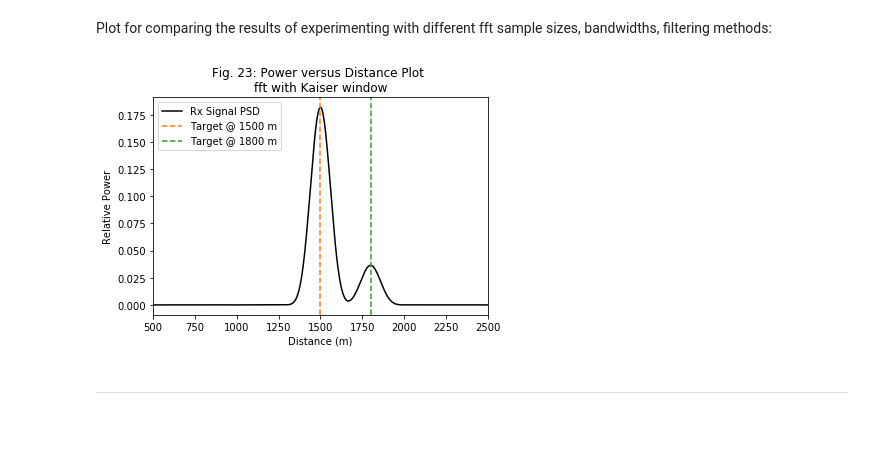
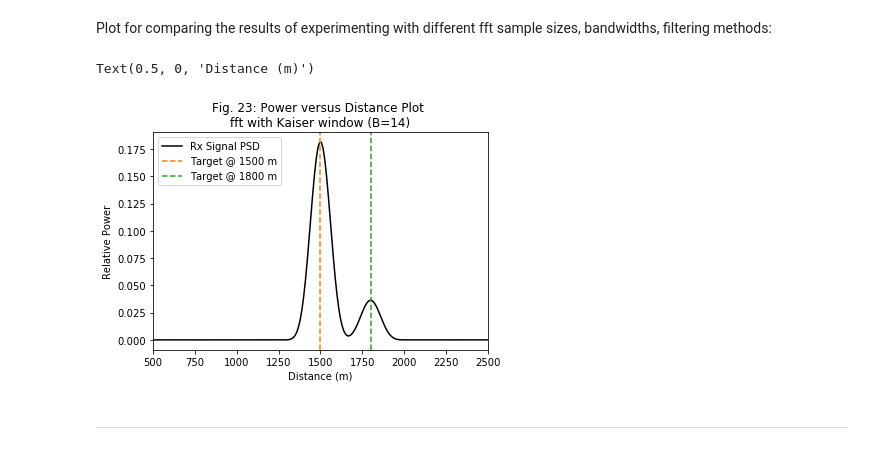
Before and after one commit to spestana/microwave-rs, a Jupyter notebook: Homework1.ipynb, the cells around one changed output. Drawn from its saved outputs; the diff is of its cells as text; code cells hidden in the pictures.

```diff
--- a/Homework1.ipynb
+++ b/Homework1.ipynb
@@ -226,7 +226,7 @@ _s = decimate(M,10,ftype='iir') # I want to downsample by a factor of 100, so I
 s = decimate(_s,10,ftype='iir') # and then 10 a second time
 
 t_s = np.linspace(0,T.max(),int(T.size/100)+1) # create new time array, sampled by 1/100
-dt_s = t_s[1] - t_s[0] # new sampling timestep
+dt_s = t_s[2] - t_s[0] # new sampling timestep
 # %%
 plt.figure(figsize=(15,4))
 plt.plot(T/1e-3,M,c='tab:grey',alpha=0.5,label='Total FMCW Rx Signal')
@@ -255,12 +255,13 @@ if windowf == 'Kaiser':
 else:
     None
 # %%
-n = 2**13 # number of sample points
+n = 2**10 # number of sample points
 
 # Compute FFT on s
 _sf = np.fft.fft(s,n)
 sf = np.abs(_sf[:n//2]) # take absolute value, limit to positive freqs only (the first half of what fft gives us)
 
+
 # Create freq array for s, in cycles per second (Hz)
 _freq = np.fft.fftfreq(_sf.size, dt_s)
 freq = _freq[:n//2] # limit to positive freqs only (the first half of what fft gives us)
@@ -278,7 +279,7 @@ Text(0.5, 0, '$\\Delta$ Frequency (KHz)')
 Convert delta frequency shift to distances:
 # %%
 twt = freq*(pl/bw) # calculate two way travel time from these frequencies
-dist = (v * twt) / 2**2 # caluclate distance from the two way travel times
+dist = (v * twt) / 2 # caluclate distance from the two way travel times
 # %% [markdown]
 #### 3.12 Plot power versus distance:
 # %%
@@ -308,15 +309,16 @@ Plot for comparing the results of experimenting with different fft sample sizes,
 # %%
 plt.plot(dist,sf.real,'k',label='Rx Signal PSD')
 plt.axvline(1500,c='tab:orange',linestyle='--',label='Target @ 1500 m')
 plt.axvline(1800,c='tab:green',linestyle='--',label='Target @ 1800 m')
 
 plt.xlim((500,2500))
-plt.title('Fig. 23: Power versus Distance Plot \nfft with {} window'.format(windowf))
+plt.title('Fig. 23: Power versus Distance Plot \nfft with {} window (B=14)'.format(windowf))
 plt.ylabel('Relative Power')
 plt.legend()
 plt.xlabel('Distance (m)')
-plt.savefig('figure23.jpg',dpi=200);
+#plt.savefig('figure23.jpg',dpi=200);
 # %% [output]
+Text(0.5, 0, 'Distance (m)')
-[figure, old version]
+[figure, new version]
 # %% [markdown]
 ***
```
Also changed, not shown: parts of 1 cell of this notebook.
